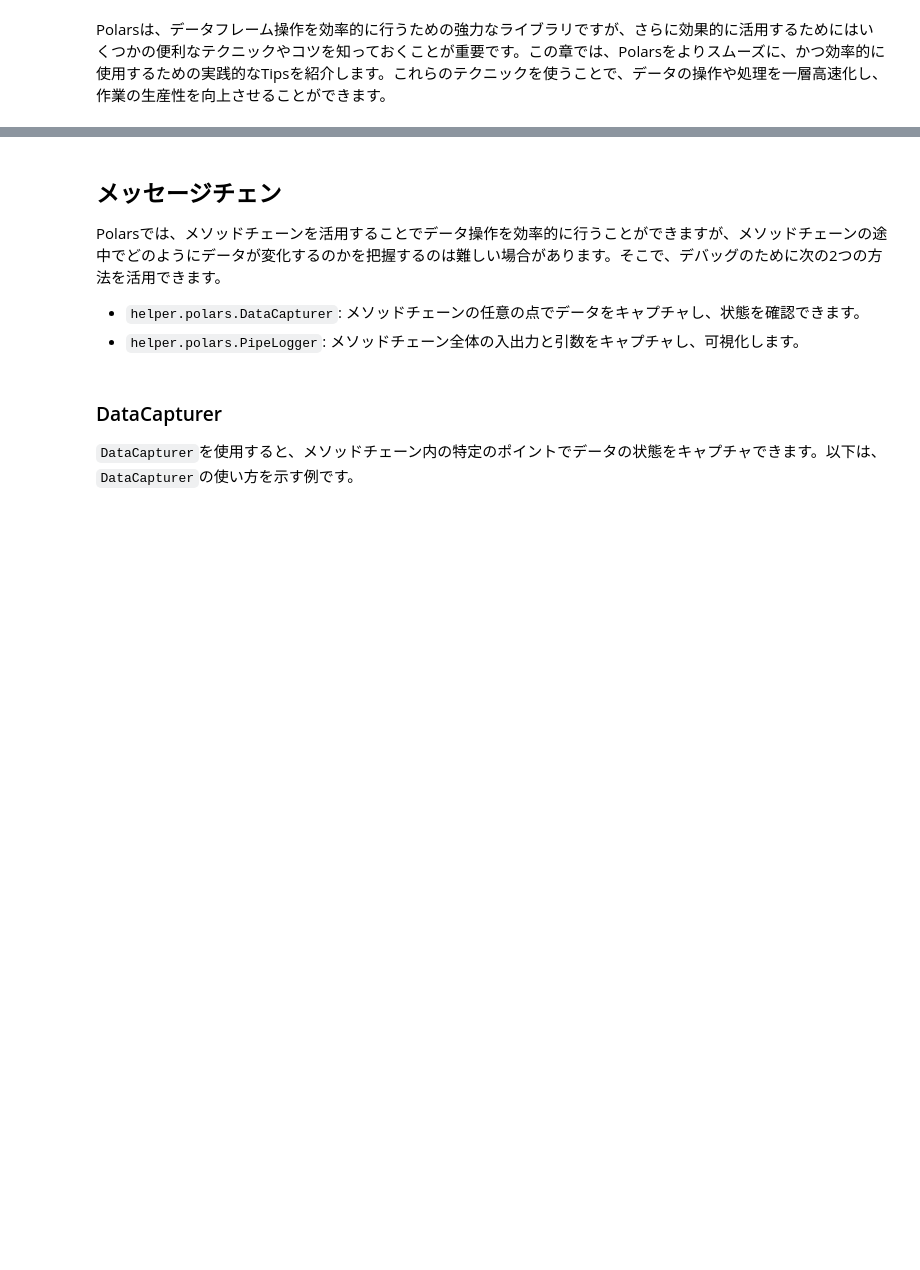
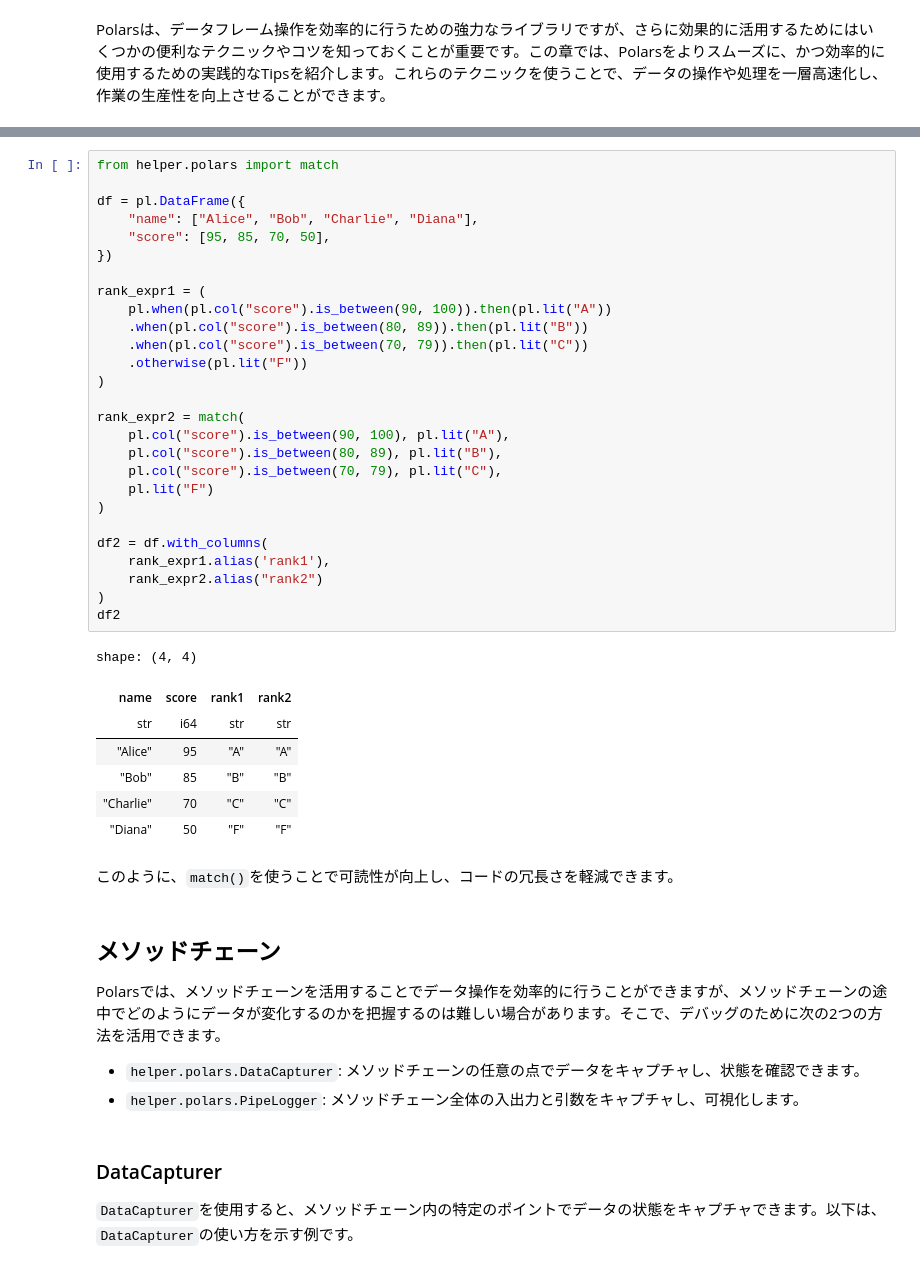
Before and after one commit to ruoyu0088/polars_guide, a Jupyter notebook: polars_guide/060_polars_tips.ipynb, the cells around one changed output, grey strips where cells are left out. Saved outputs shown, nothing was run; the diff lists cells and outputs as text; blank space fills up the shorter version.

Commit message:
add match function

```diff
--- a/polars_guide/060_polars_tips.ipynb
+++ b/polars_guide/060_polars_tips.ipynb
@@ -14,5 +24,42 @@ from helper.jupyter import row
+# %%
+from helper.polars import match
+
+df = pl.DataFrame({
+    "name": ["Alice", "Bob", "Charlie", "Diana"],
+    "score": [95, 85, 70, 50],
+})
+
+rank_expr1 = (
+    pl.when(pl.col("score").is_between(90, 100)).then(pl.lit("A"))
+    .when(pl.col("score").is_between(80, 89)).then(pl.lit("B"))
+    .when(pl.col("score").is_between(70, 79)).then(pl.lit("C"))
+    .otherwise(pl.lit("F"))
+)
+
+rank_expr2 = match(
+    pl.col("score").is_between(90, 100), pl.lit("A"),
+    pl.col("score").is_between(80, 89), pl.lit("B"),
+    pl.col("score").is_between(70, 79), pl.lit("C"),
+    pl.lit("F")
+)
+
+df2 = df.with_columns(
+    rank_expr1.alias('rank1'),
+    rank_expr2.alias("rank2")
+)
+df2
+# %% [output]
+shape: (4, 4)
+| name | score | rank1 | rank2 |
+| str | i64 | str | str |
+| "Alice" | 95 | "A" | "A" |
+| "Bob" | 85 | "B" | "B" |
+| "Charlie" | 70 | "C" | "C" |
+| "Diana" | 50 | "F" | "F" |
+# %% [markdown]
+このように、`match()`を使うことで可読性が向上し、コードの冗長さを軽減できます。
 # %% [markdown]
-## メッセージチェン
+## メソッドチェーン
 
 Polarsでは、メソッドチェーンを活用することでデータ操作を効率的に行うことができますが、メソッドチェーンの途中でどのようにデータが変化するのかを把握するのは難しい場合があります。そこで、デバッグのために次の2つの方法を活用できます。
 
```
Also changed, not shown: parts of 1 cell of this notebook, 1 other file.
